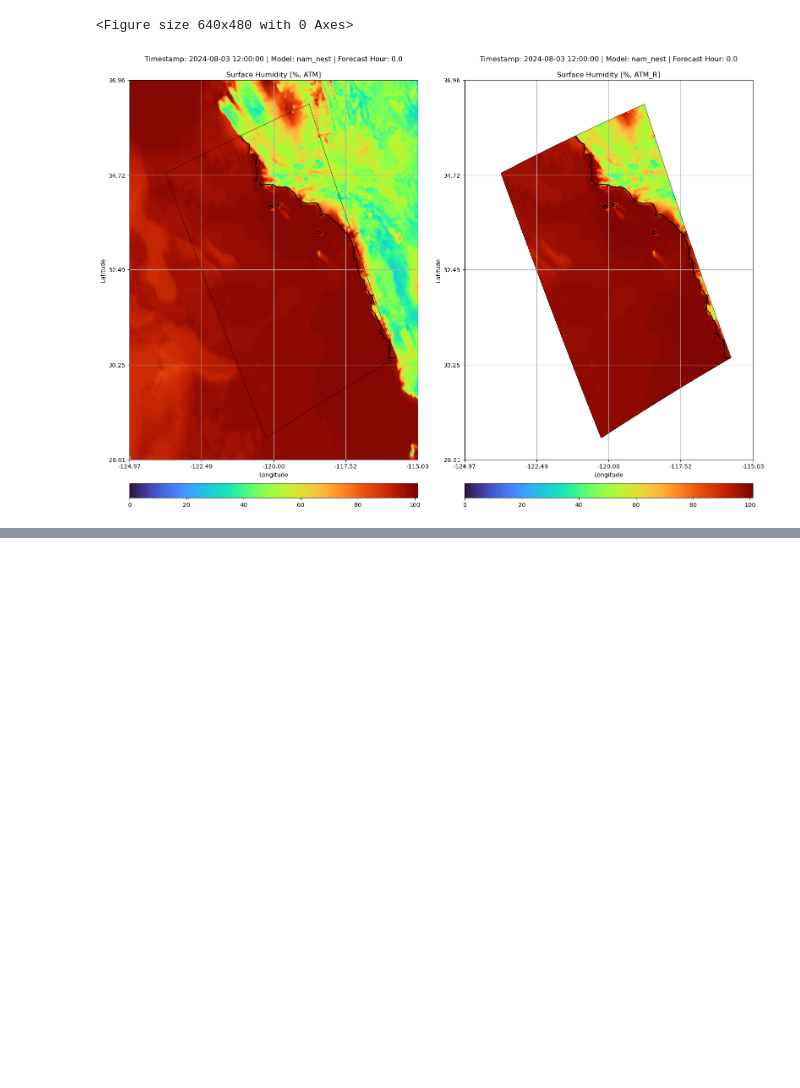
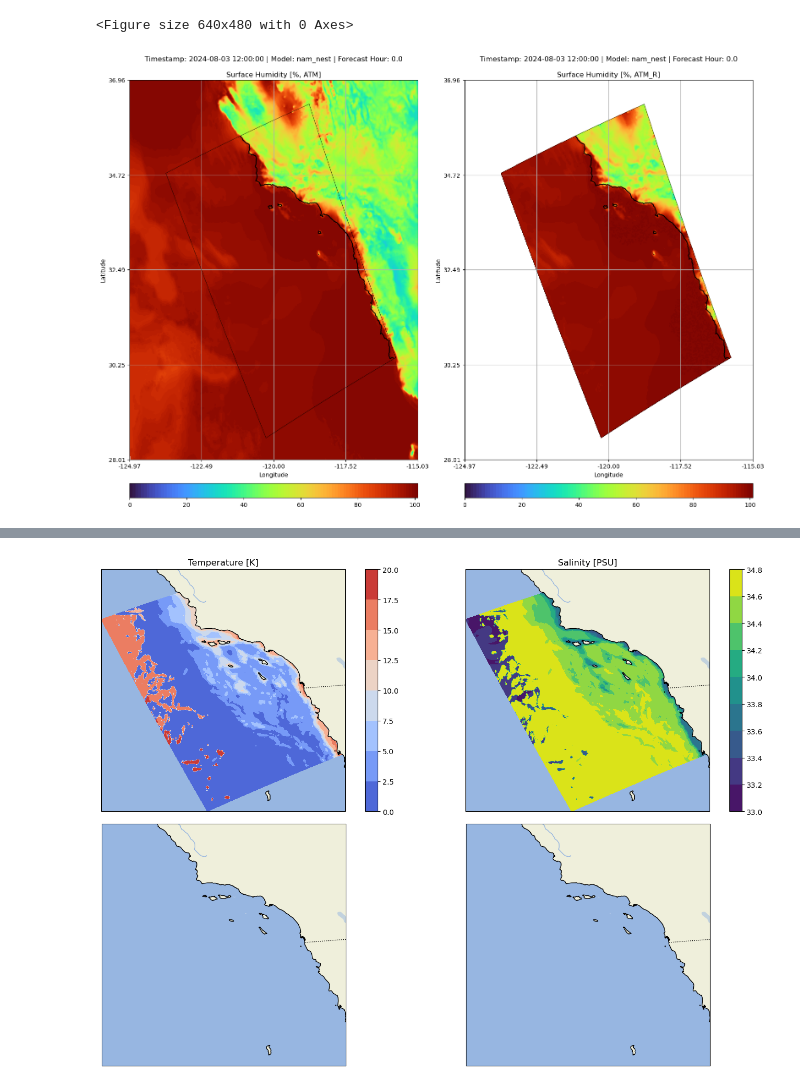
Before and after one commit to mspydell/PFM, a Jupyter notebook: driver/driver_run_forecast_LV1_Vplot.ipynb, the cells around one changed output, grey strips where cells are left out. Drawn from its saved outputs; the diff is of its cells as text; code cells hidden in the pictures; blank space fills up the shorter version.

```diff
--- a/driver/driver_run_forecast_LV1_Vplot.ipynb
+++ b/driver/driver_run_forecast_LV1_Vplot.ipynb
@@ -217,0 +249,63 @@ Error:
+# %%
+import matplotlib.pyplot as plt
+from netCDF4 import Dataset
+import numpy as np
+import cartopy.crs as ccrs
+import cartopy.feature as cfeature
+
+def plot_ocn_ic(ncfile, depth_index=0):
+    # Open the netCDF file
+    nc = Dataset(ncfile, 'r')
+
+    # Extract variables
+    lon = nc.variables['lon_rho'][:]
+    lat = nc.variables['lat_rho'][:]
+    temp = nc.variables['temp'][0, depth_index, :, :]
+    salt = nc.variables['salt'][0, depth_index, :, :]
+    u = nc.variables['u'][0, depth_index, :, :]
+    v = nc.variables['v'][0, depth_index, :, :]
+    zeta = nc.variables['zeta'][0, :, :]
+
+    # Close the netCDF file
+    nc.close()
+
+    # Create figure and axes
+    fig, axs = plt.subplots(2, 2, figsize=(15, 10), subplot_kw={'projection': ccrs.PlateCarree()})
+
+    # Plot temperature
+    c1 = axs[0, 0].contourf(lon, lat, temp, cmap='coolwarm', transform=ccrs.PlateCarree())
+    axs[0, 0].set_title('Temperature [K]')
+    fig.colorbar(c1, ax=axs[0, 0])
+
+    # Plot salinity
+    c2 = axs[0, 1].contourf(lon, lat, salt, cmap='viridis', transform=ccrs.PlateCarree())
+    axs[0, 1].set_title('Salinity [PSU]')
+    fig.colorbar(c2, ax=axs[0, 1])
+
+    # # Plot u velocity
+    # c3 = axs[1, 0].contourf(lon, lat, u, cmap='plasma', transform=ccrs.PlateCarree())
+    # axs[1, 0].set_title('U Velocity [m/s]')
+    # fig.colorbar(c3, ax=axs[1, 0])
+
+    # # Plot v velocity
+    # c4 = axs[1, 1].contourf(lon, lat, v, cmap='plasma', transform=ccrs.PlateCarree())
+    # axs[1, 1].set_title('V Velocity [m/s]')
+    # fig.colorbar(c4, ax=axs[1, 1])
+
+    # Add coastline to all plots
+    for ax in axs.flat:
+        ax.add_feature(cfeature.COASTLINE)
+        ax.add_feature(cfeature.BORDERS, linestyle=':')
+        ax.add_feature(cfeature.LAND)
+        ax.add_feature(cfeature.OCEAN)
+        ax.add_feature(cfeature.LAKES, alpha=0.5)
+        ax.add_feature(cfeature.RIVERS)
+        ax.set_extent([lon.min(), lon.max(), lat.min(), lat.max()], crs=ccrs.PlateCarree())
+
+    plt.tight_layout()
+    plt.show()
+
+# Example usage
+plot_ocn_ic("/scratch/PFM_Simulations/LV1_Forecast/Forc/LV1_OCEAN_IC.nc", depth_index=0)  # Change depth_index as needed
+# %% [output]
+[figure, added]
```
Also changed, not shown: parts of 28 cells of this notebook, 2 other files.
